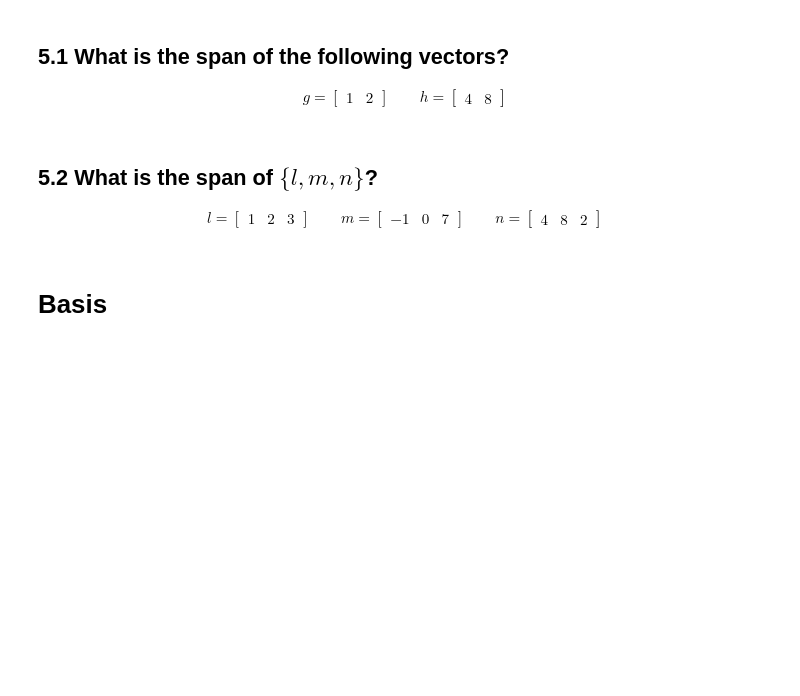
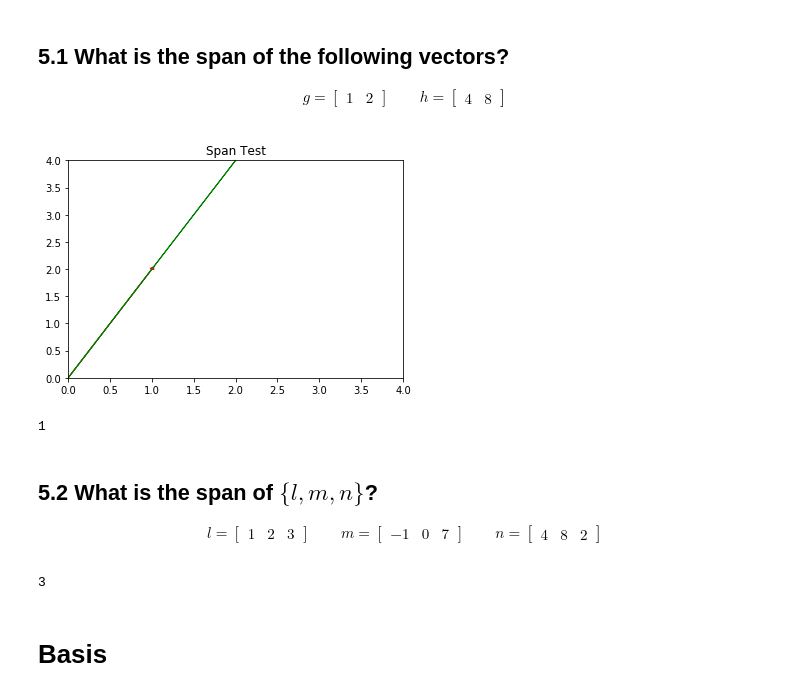
Before and after one commit to adamlutzz/DS-Unit-1-Sprint-4-Linear-Algebra, a Jupyter notebook: module2-intermediate-linear-algebra/Intermediate_Linear_Algebra_Assignment.ipynb, the cells around one changed output. Drawn from its saved outputs; the diff is of its cells as text; code cells hidden in the pictures; blank space fills up the shorter version.

```diff
--- a/module2-intermediate-linear-algebra/Intermediate_Linear_Algebra_Assignment.ipynb
+++ b/module2-intermediate-linear-algebra/Intermediate_Linear_Algebra_Assignment.ipynb
@@ -170,3 +330,24 @@ h = \begin{bmatrix} 4 & 8 \end{bmatrix}
+# %%
+g = [1,2]
+h = [4,8]
+
+plt.arrow(0,0, g[0], g[1],head_width=.05, head_length=0.05, color ='red')
+plt.arrow(0,0, h[0], h[1],head_width=.05, head_length=0.05, color ='green')
+plt.xlim(0,4)
+plt.ylim(0,4)
+plt.title("Span Test")
+plt.show()
+
+# These are not linearly independent therefore they only span R^1 or One Dimension
+# %% [output]
+[figure, added]
+# %%
+test = [[1,2],
+       [4,8]]
+
+matrix_rank(test)
+# %% [output]
+1
 # %% [markdown]
 ## 5.2 What is the span of $\{l, m, n\}$?
 
@@ -177,6 +358,15 @@ m = \begin{bmatrix} -1 & 0 & 7 \end{bmatrix}
 \qquad
 n = \begin{bmatrix} 4 & 8  & 2\end{bmatrix}
 \end{align}
+# %%
+p = [[1, 2, 3],
+    [-1, 0, 7],
+    [4, 8, 2]]
+
+matrix_rank(p)
+# Spans 3 Dimensions
+# %% [output]
+3
 # %% [markdown]
 # Basis
 # %% [markdown]
```
Also changed, not shown: parts of 37 cells of this notebook.
